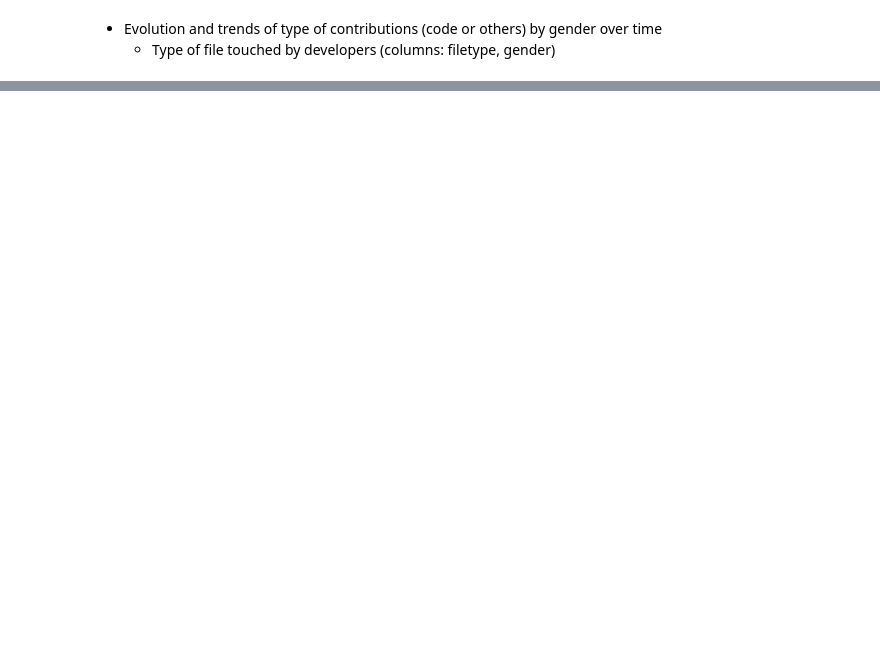
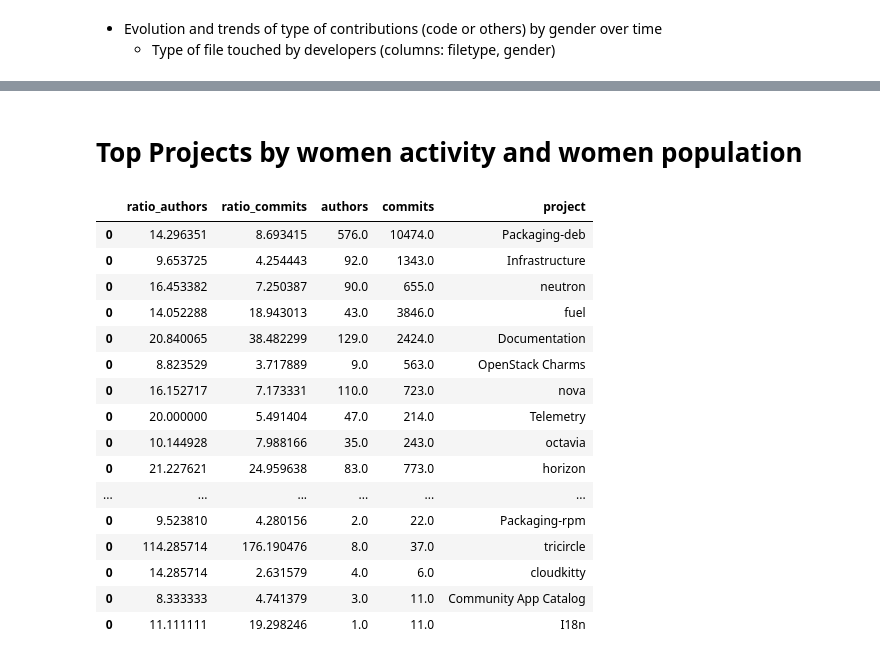
Before and after one commit to dicortazar/ipython-notebooks, a Jupyter notebook: projects/openstack-diversity/OpenStack Diversity Metrics.ipynb, the cells around one changed output, grey strips where cells are left out. Saved outputs shown, nothing was run; the diff lists cells and outputs as text; code cells hidden in the pictures; blank space fills up the shorter version.

Commit message:
Update OpenStack diversity analysis

```diff
--- a/projects/openstack-diversity/OpenStack Diversity Metrics.ipynb
+++ b/projects/openstack-diversity/OpenStack Diversity Metrics.ipynb
@@ -113,8 +118,8 @@ def draw_piechart(pie_chart_labels, pie_chart_values, title):
 # GERRIT
 # %%
 INDEX = "gerrit_eventized"
-filter_date_4y = Q('range', date={'gt': 'now/M-4y', 'lt':'now/M'})
-filter_date_1y = Q('range', date={'gt': 'now/M-1y', 'lt':'now/M'})
+filter_date_4y = Q('range', date={'gte': INIT_DATE_4Y, 'lt': END_DATE})
+filter_date_1y = Q('range', date={'gt': INIT_DATE_1Y, 'lt': END_DATE})
 # %% [markdown]
 ## Changeset Submissions by Gender
 
@@ -294,3 +299,62 @@ df = query_metric_over_time(INDEX, METRIC_NAME, METRIC_FIELD, [filter_date_4y, f
 draw_evolutionary_chart("key_as_string", "doc_count")
 # %% [output]
 [interactive output not drawn]
+# %% [markdown]
+# Top Projects by women activity and women population
+# %%
+METRIC_NAME = "commits"
+METRIC_FIELD = "id.keyword"
+
+filters = [filter_date_4y, filter_merges_addedlines, filter_merges_removedlines, filter_bots]
+
+s = Search(using=es_conn, index=INDEX)  # Index selection
+for filtering in filters:
+    s = s.filter(filtering)
+s.aggs.bucket('project', 'terms', field='projects', size=1000)\
+      .bucket('gender', 'terms', field='gender')\
+      .metric(METRIC_NAME, 'cardinality', field=METRIC_FIELD, precision_threshold=10000)\
+      .metric('authors', 'cardinality', field='uuid')
+result = s.execute()
+
+values = result.to_dict()
+# %%
+value = result.to_dict()["aggregations"]['project']['buckets']
+
+df = pandas.DataFrame()
+df_summary = pandas.DataFrame(columns=["ratio_authors", "ratio_commits", "authors", "commits", "project"])
+for i in value:
+    df2 = (pandas.DataFrame.from_dict(i["gender"]["buckets"]))
+    df2["project"] = i["key"]
+
+    df2[METRIC_NAME] = df2[METRIC_NAME].apply(lambda row:row["value"])
+    df2['authors'] = df2['authors'].apply(lambda row:row['value'])
+    df = pandas.concat([df, df2])
+
+    df_summary2 = pandas.DataFrame(columns=["ratio_authors", "ratio_commits", "authors", "commits", "project"])
+
+    df_summary2["ratio_authors"] = [float(df2[df2["key"]=="female"]["authors"]) / float(df2[df2["key"]=="male"]["authors"])*100]
+    df_summary2["ratio_commits"] = [float(df2[df2["key"]=="female"]["commits"]) / float(df2[df2["key"]=="male"]["commits"])*100]
+    df_summary2["authors"] = [int(df2[df2["key"]=="female"]["authors"])]
+    df_summary2["commits"] = [int(df2[df2["key"]=="female"]["commits"])]
+    df_summary2["project"] = [i["key"]]
+    df_summary = pandas.concat([df_summary, df_summary2])
+# %%
+df_summary
+# %% [output]
+|  | ratio_authors | ratio_commits | authors | commits | project |
+| 0 | 14.296351 | 8.693415 | 576.0 | 10474.0 | Packaging-deb |
+| 0 | 9.653725 | 4.254443 | 92.0 | 1343.0 | Infrastructure |
+| 0 | 16.453382 | 7.250387 | 90.0 | 655.0 | neutron |
+| 0 | 14.052288 | 18.943013 | 43.0 | 3846.0 | fuel |
+| 0 | 20.840065 | 38.482299 | 129.0 | 2424.0 | Documentation |
+| 0 | 8.823529 | 3.717889 | 9.0 | 563.0 | OpenStack Charms |
+| 0 | 16.152717 | 7.173331 | 110.0 | 723.0 | nova |
+| 0 | 20.000000 | 5.491404 | 47.0 | 214.0 | Telemetry |
+| 0 | 10.144928 | 7.988166 | 35.0 | 243.0 | octavia |
+| 0 | 21.227621 | 24.959638 | 83.0 | 773.0 | horizon |
+| ... | ... | ... | ... | ... | ... |
+| 0 | 9.523810 | 4.280156 | 2.0 | 22.0 | Packaging-rpm |
+| 0 | 114.285714 | 176.190476 | 8.0 | 37.0 | tricircle |
+| 0 | 14.285714 | 2.631579 | 4.0 | 6.0 | cloudkitty |
+| 0 | 8.333333 | 4.741379 | 3.0 | 11.0 | Community App Catalog |
+| 0 | 11.111111 | 19.298246 | 1.0 | 11.0 | I18n |
```
Also changed, not shown: parts of 10 cells of this notebook, 1 other file.
